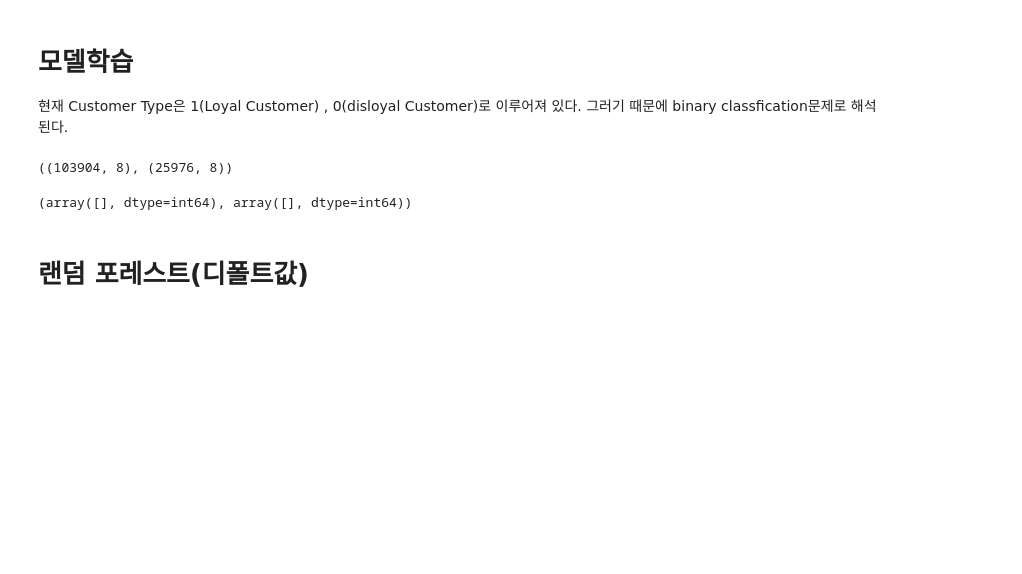
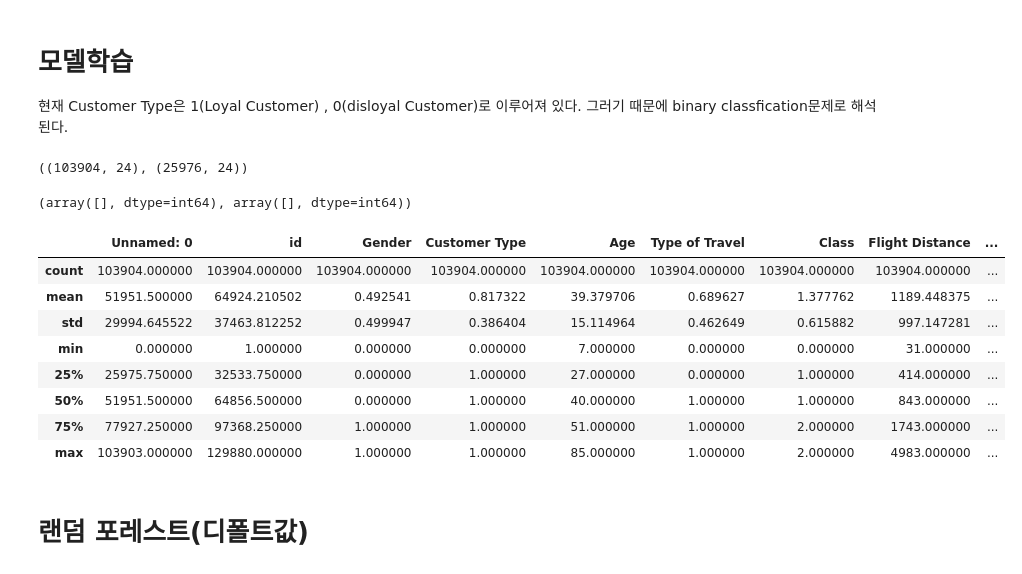
Before and after one commit to jsuk10/MachingLearningHomeWork, a Jupyter notebook: Project/CustomerPrediction.ipynb, the cells around one changed output. Cells and saved outputs as stored; diff of their text form; code cells hidden in the pictures; blank space fills up the shorter version.

```diff
--- a/Project/CustomerPrediction.ipynb
+++ b/Project/CustomerPrediction.ipynb
@@ -223,10 +128,11 @@ from sklearn.model_selection import train_test_split
 # %%
 X_train = train.drop('Customer Type', axis=1).values
 target_label = train['Customer Type'].values
-X_test = test.values
+X_test = test.drop('Customer Type', axis=1).values
+test.drop('Customer Type', axis=1, inplace=True)
 X_train.shape, X_test.shape
 # %% [output]
-((103904, 8), (25976, 8))
+((103904, 24), (25976, 24))
 # %%
 X_tr, X_te, y_tr, y_te = train_test_split(X_train, target_label, test_size=0.2, random_state=42)
 # %%
@@ -234,6 +140,18 @@ X_tr, X_te, y_tr, y_te = train_test_split(X_train, target_label, test_size=0.2,
 np.where(np.isnan(X_tr))
 # %% [output]
 (array([], dtype=int64), array([], dtype=int64))
+# %%
+train.describe()
+# %% [output]
+|  | Unnamed: 0 | id | Gender | Customer Type | Age | Type of Travel | Class | Flight Distance | ... |
+| count | 103904.000000 | 103904.000000 | 103904.000000 | 103904.000000 | 103904.000000 | 103904.000000 | 103904.000000 | 103904.000000 | ... |
+| mean | 51951.500000 | 64924.210502 | 0.492541 | 0.817322 | 39.379706 | 0.689627 | 1.377762 | 1189.448375 | ... |
+| std | 29994.645522 | 37463.812252 | 0.499947 | 0.386404 | 15.114964 | 0.462649 | 0.615882 | 997.147281 | ... |
+| min | 0.000000 | 1.000000 | 0.000000 | 0.000000 | 7.000000 | 0.000000 | 0.000000 | 31.000000 | ... |
+| 25% | 25975.750000 | 32533.750000 | 0.000000 | 1.000000 | 27.000000 | 0.000000 | 1.000000 | 414.000000 | ... |
+| 50% | 51951.500000 | 64856.500000 | 0.000000 | 1.000000 | 40.000000 | 1.000000 | 1.000000 | 843.000000 | ... |
+| 75% | 77927.250000 | 97368.250000 | 1.000000 | 1.000000 | 51.000000 | 1.000000 | 2.000000 | 1743.000000 | ... |
+| max | 103903.000000 | 129880.000000 | 1.000000 | 1.000000 | 85.000000 | 1.000000 | 2.000000 | 4983.000000 | ... |
 # %% [markdown]
 # 랜덤 포레스트(디폴트값)
 # %%
```
Also changed, not shown: parts of 32 cells of this notebook.
